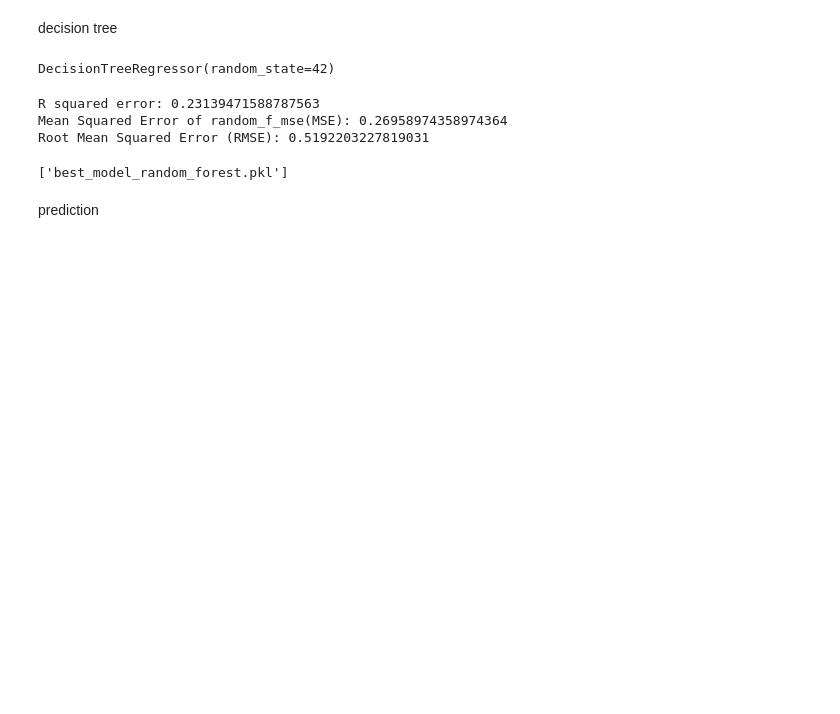
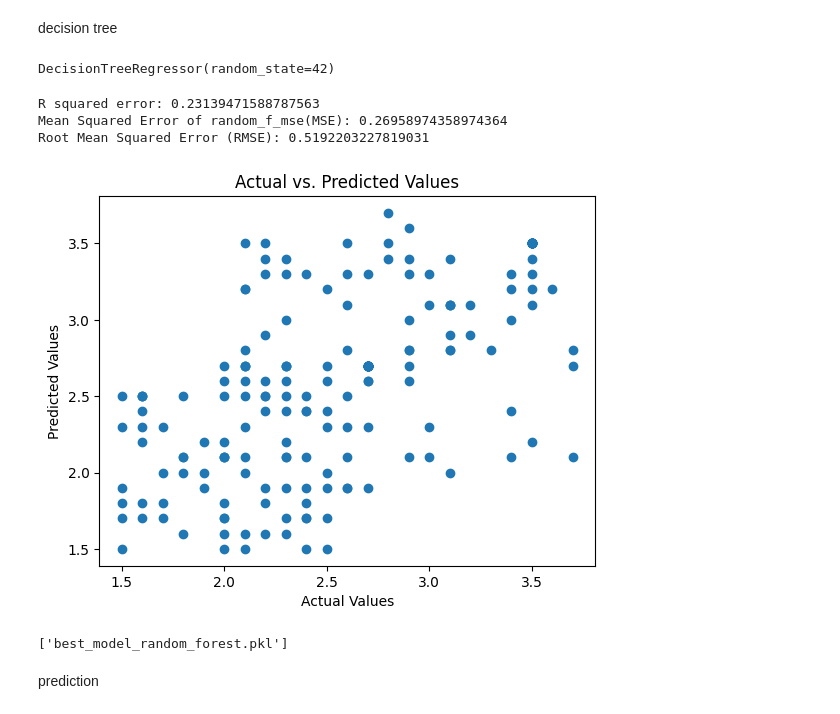
Before and after one commit to Jules-gatete/fit, a Jupyter notebook: Untitled1.ipynb, the cells around one changed output. Drawn from its saved outputs; the diff is of its cells as text; code cells hidden in the pictures; blank space fills up the shorter version.

```diff
--- a/Untitled1.ipynb
+++ b/Untitled1.ipynb
@@ -164,6 +194,14 @@ print("Root Mean Squared Error (RMSE):", rmse)
 R squared error: 0.23139471588787563
 Mean Squared Error of random_f_mse(MSE): 0.26958974358974364
 Root Mean Squared Error (RMSE): 0.5192203227819031
+# %%
+plt.scatter(y_test, testing_decision)
+plt.xlabel("Actual Values")
+plt.ylabel("Predicted Values")
+plt.title("Actual vs. Predicted Values")
+plt.show()
+# %% [output]
+[figure, added]
 # %%
 import joblib
 
```
Also changed, not shown: parts of 7 cells of this notebook.
